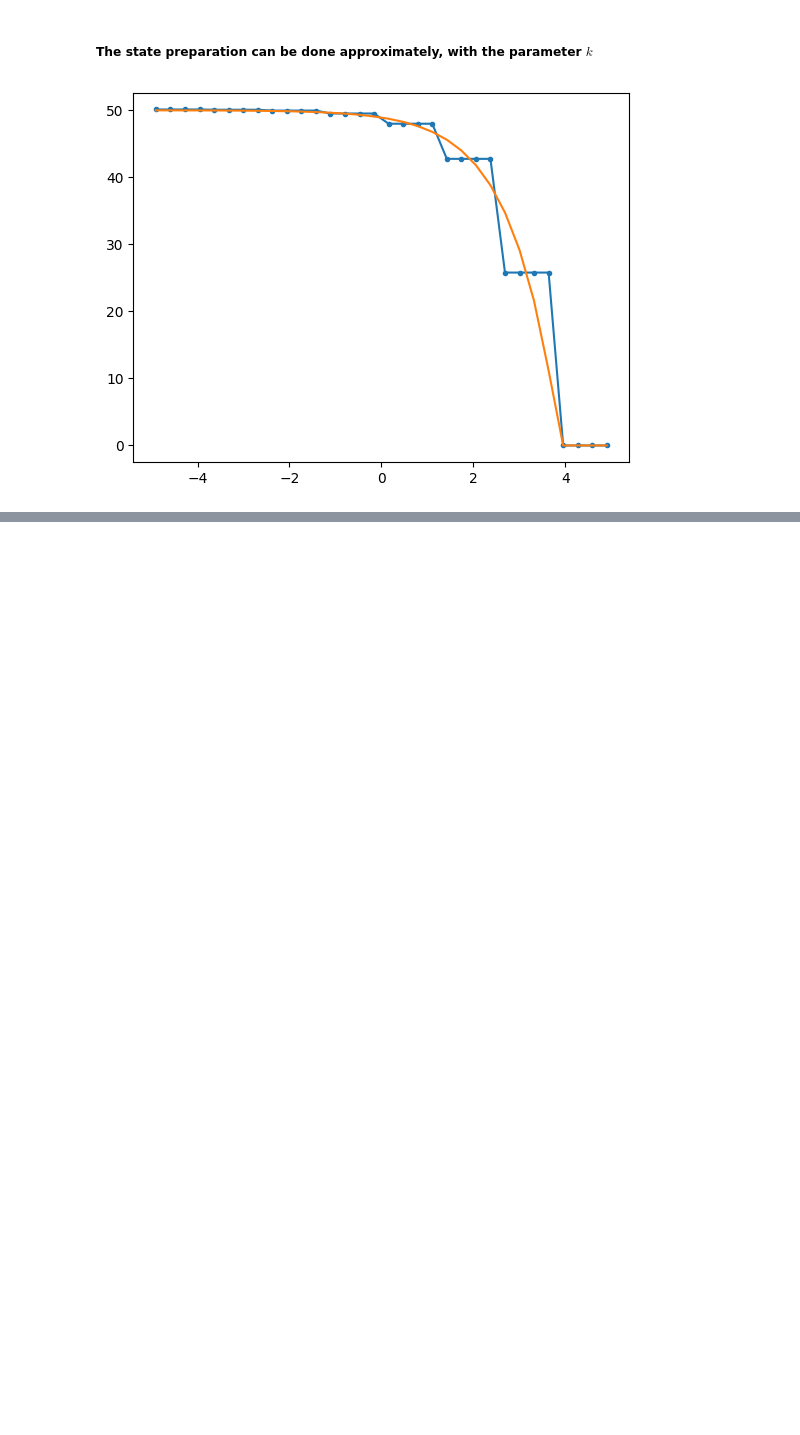
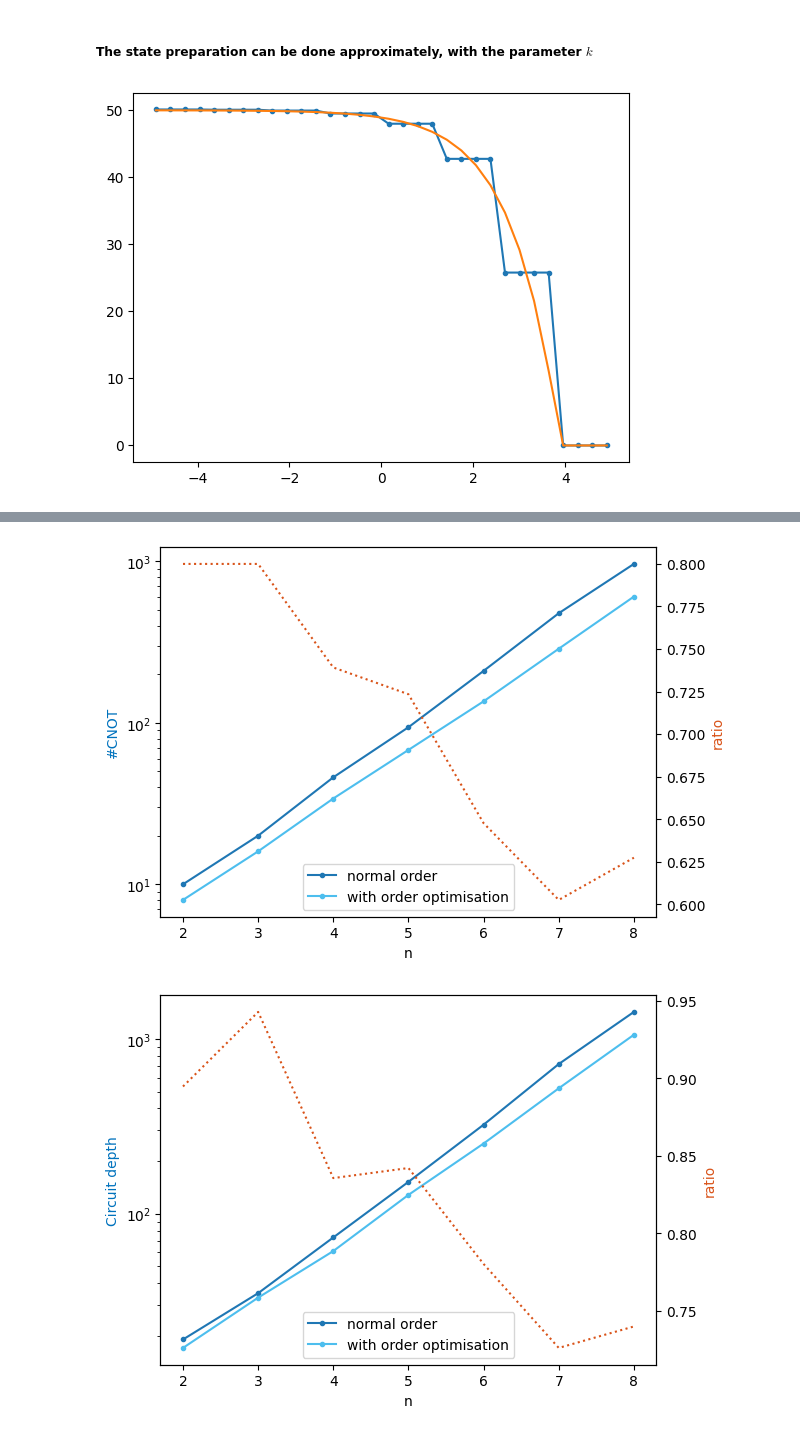
Before and after one commit to Sigma-Reply/QHack2024, a Jupyter notebook: Black-Scholes.ipynb, the cells around one changed output, grey strips where cells are left out. Saved outputs shown, nothing was run; the diff lists cells and outputs as text; code cells hidden in the pictures; blank space fills up the shorter version.

```diff
--- a/Black-Scholes.ipynb
+++ b/Black-Scholes.ipynb
@@ -107,0 +132,19 @@ print(qml.draw(c_compile_node)(instance.get_coef_H(T), instance.get_coef_A(T), n
+# %%
+n_vec = np.arange(2,9)
+Ncnots = np.zeros((2,len(n_vec)))
+depth = np.zeros((2,len(n_vec)))
+
+for i,n in enumerate(n_vec):
+    print(n)
+    N = 2**n
+
+    instance.solve("None", n, sigma, T)
+    # c_compile = qml.compile(instance.Circuit)
+    c_compile_node = qml.QNode(instance.Circuit, instance.dev)
+    coef_H = instance.get_coef_H(T)
+    coef_A = instance.get_coef_A(T)
+    Ncnots[0,i] = Ngates(c_compile_node,[coef_H, coef_A, n, N//2,N//2, False])
+    Ncnots[1,i] = Ngates(c_compile_node,[coef_H, coef_A, n, N//2,N//2, True])
+
+    depth[0,i] = qml.specs(c_compile_node)(coef_H, coef_A, n, N//2,N//2, False)["resources"].depth
+    depth[1,i] = qml.specs(c_compile_node)(coef_H, coef_A, n, N//2,N//2, True)["resources"].depth
@@ -107,0 +159,29 @@ print(qml.draw(c_compile_node)(instance.get_coef_H(T), instance.get_coef_A(T), n
+# %%
+fig, ax1 = plt.subplots()
+ax2 = ax1.twinx()
+
+ax1.plot(n_vec, Ncnots[0,:],'.-')
+ax1.plot(n_vec, Ncnots[1,:],'.-', color=[0.3010, 0.7450, 0.9330])
+ax2.plot(n_vec, Ncnots[1,:]/Ncnots[0,:], ':', color=[0.8500, 0.3250, 0.0980])
+ax1.set_yscale('log')
+ax1.set_ylabel(r'#CNOT', color=[0, 0.4470, 0.7410])
+ax2.set_ylabel(r'ratio', color=[0.8500, 0.3250, 0.0980])
+ax1.set_xlabel(r'n')
+ax1.legend(["normal order","with order optimisation"],loc='lower center')
+plt.show()
+
+fig, ax1 = plt.subplots()
+ax2 = ax1.twinx()
+
+ax1.plot(n_vec, depth[0,:],'.-')
+ax1.plot(n_vec, depth[1,:],'.-', color=[0.3010, 0.7450, 0.9330])
+ax2.plot(n_vec, depth[1,:]/depth[0,:], ':', color=[0.8500, 0.3250, 0.0980])
+ax1.set_yscale('log')
+ax2.set_ylabel(r'ratio', color=[0.8500, 0.3250, 0.0980])
+ax1.set_ylabel(r'Circuit depth', color=[0, 0.4470, 0.7410])
+ax1.set_xlabel(r'n')
+ax1.legend(["normal order","with order optimisation"],loc='lower center')
+plt.show()
+# %% [output]
+[figure, added]
+[figure, added]
```
Also changed, not shown: parts of 10 cells of this notebook, 1 other file.
